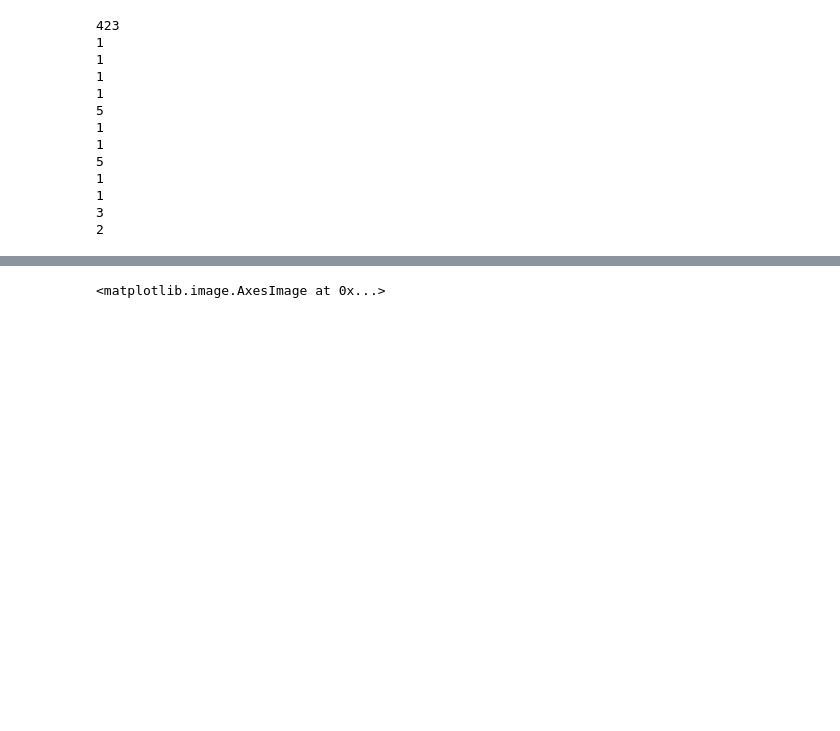
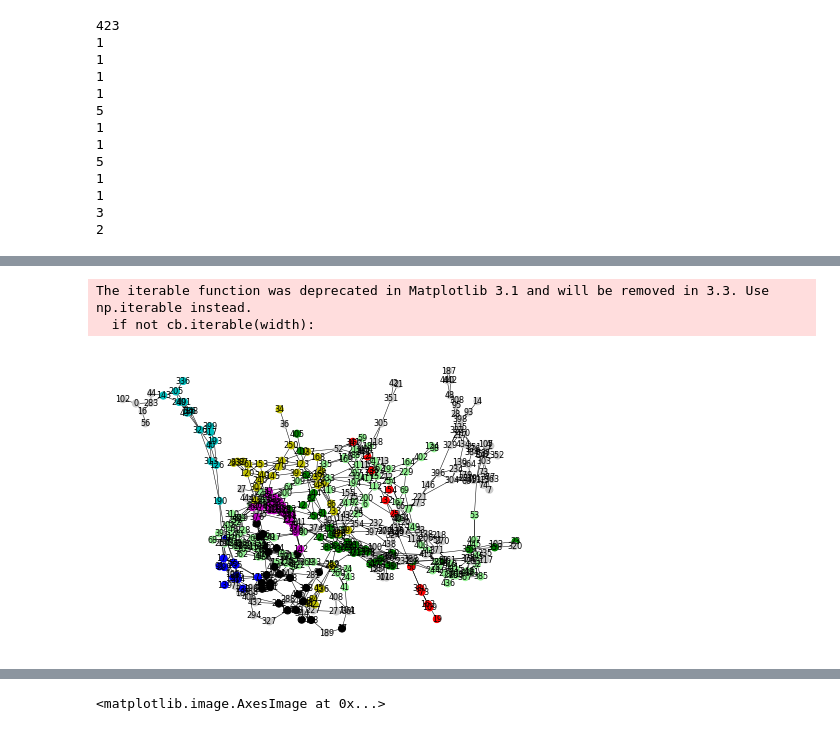
Before and after one commit to trevor-chan/research, a Jupyter notebook: morpho_scripts/Clustering.ipynb, the cells around one changed output, grey strips where cells are left out. Drawn from its saved outputs; the diff is of its cells as text; code cells hidden in the pictures; blank space fills up the shorter version.

```diff
--- a/morpho_scripts/Clustering.ipynb
+++ b/morpho_scripts/Clustering.ipynb
@@ -376,3 +376,9 @@ nx.draw(gc[0], pos, node_size = 50, node_color = colormap , width = .5, font_siz
+# %%
+nx.draw(gc[0], pos, node_size = 50, node_color = colormap , width = .5, font_size = 8, with_labels = True)
+# %% [output]
+The iterable function was deprecated in Matplotlib 3.1 and will be removed in 3.3. Use np.iterable instead.
+  if not cb.iterable(width):
+[figure, added]
 # %%
 centroid_list = []
 with open('centroid_list.data', 'rb') as filehandle:
```
Also changed, not shown: parts of 10 cells of this notebook, 1 other file.
